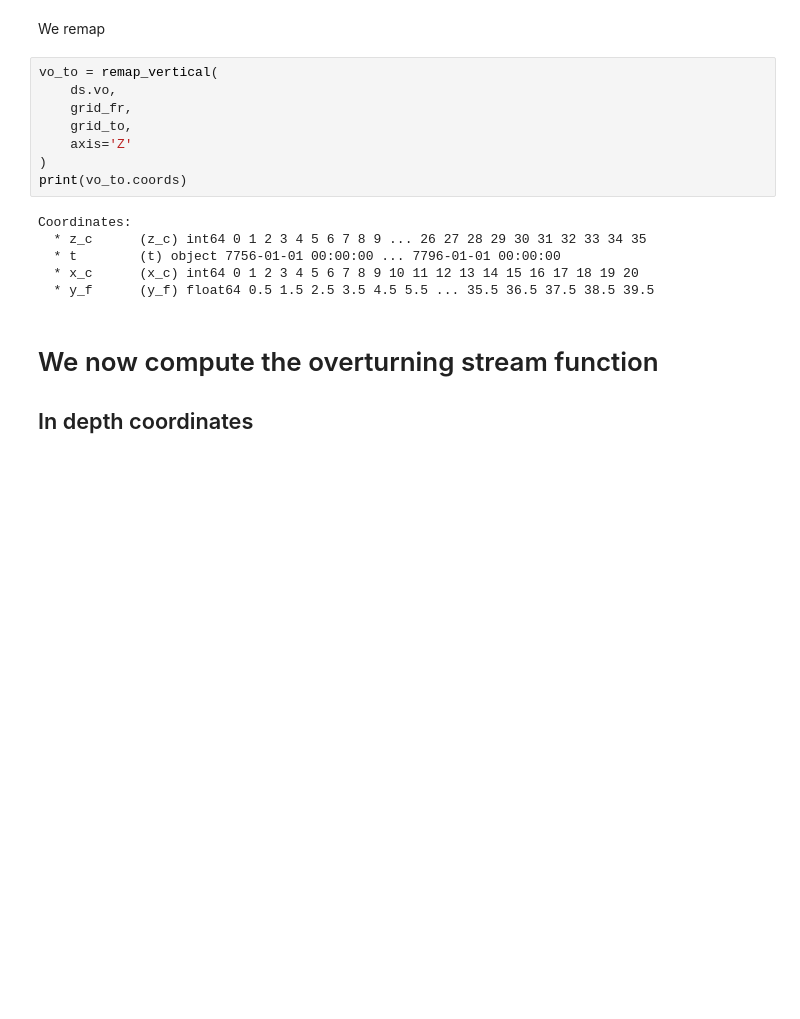
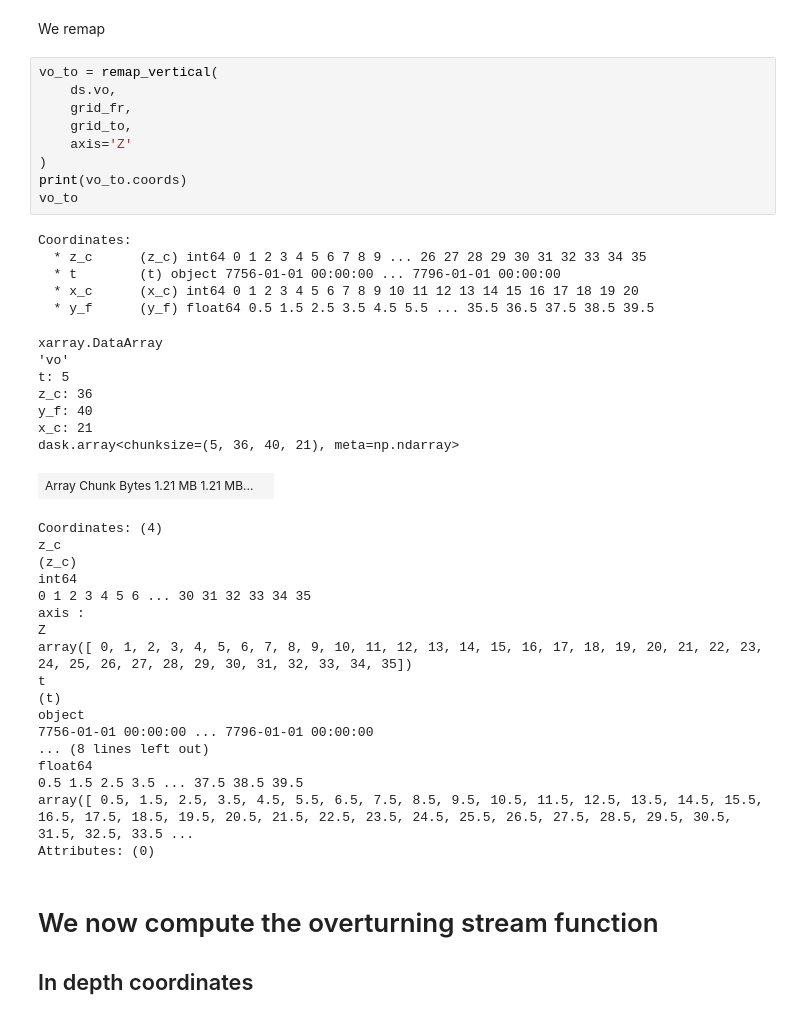
Before and after one commit to rcaneill/xbasin, a Jupyter notebook: docs/meridional_overturning_stream_function.ipynb, the cells around one changed output. Saved outputs shown, nothing was run; the diff lists cells and outputs as text; blank space fills up the shorter version.

```diff
--- a/docs/meridional_overturning_stream_function.ipynb
+++ b/docs/meridional_overturning_stream_function.ipynb
@@ -52,17 +52,43 @@ We remap
 # %%
 vo_to = remap_vertical(
     ds.vo,
     grid_fr,
     grid_to,
     axis='Z'
 )
 print(vo_to.coords)
+vo_to
 # %% [output]
 Coordinates:
   * z_c      (z_c) int64 0 1 2 3 4 5 6 7 8 9 ... 26 27 28 29 30 31 32 33 34 35
   * t        (t) object 7756-01-01 00:00:00 ... 7796-01-01 00:00:00
   * x_c      (x_c) int64 0 1 2 3 4 5 6 7 8 9 10 11 12 13 14 15 16 17 18 19 20
   * y_f      (y_f) float64 0.5 1.5 2.5 3.5 4.5 5.5 ... 35.5 36.5 37.5 38.5 39.5
+xarray.DataArray
+'vo'
+t: 5
+z_c: 36
+y_f: 40
+x_c: 21
+dask.array<chunksize=(5, 36, 40, 21), meta=np.ndarray>
+| Array Chunk Bytes 1.21 MB 1.21 MB... |  |
+Coordinates: (4)
+z_c
+(z_c)
+int64
+0 1 2 3 4 5 6 ... 30 31 32 33 34 35
+axis :
+Z
+array([ 0, 1, 2, 3, 4, 5, 6, 7, 8, 9, 10, 11, 12, 13, 14, 15, 16, 17, 18, 19, 20, 21, 22, 23, 24, 25, 26, 27, 28, 29, 30, 31, 32, 33, 34, 35])
+t
+(t)
+object
+7756-01-01 00:00:00 ... 7796-01-01 00:00:00
+... (8 lines left out)
+float64
+0.5 1.5 2.5 3.5 ... 37.5 38.5 39.5
+array([ 0.5, 1.5, 2.5, 3.5, 4.5, 5.5, 6.5, 7.5, 8.5, 9.5, 10.5, 11.5, 12.5, 13.5, 14.5, 15.5, 16.5, 17.5, 18.5, 19.5, 20.5, 21.5, 22.5, 23.5, 24.5, 25.5, 26.5, 27.5, 28.5, 29.5, 30.5, 31.5, 32.5, 33.5 ...
+Attributes: (0)
 # %% [markdown]
 # We now compute the overturning stream function
 
```
Also changed, not shown: parts of 10 cells of this notebook, 3 other files.
